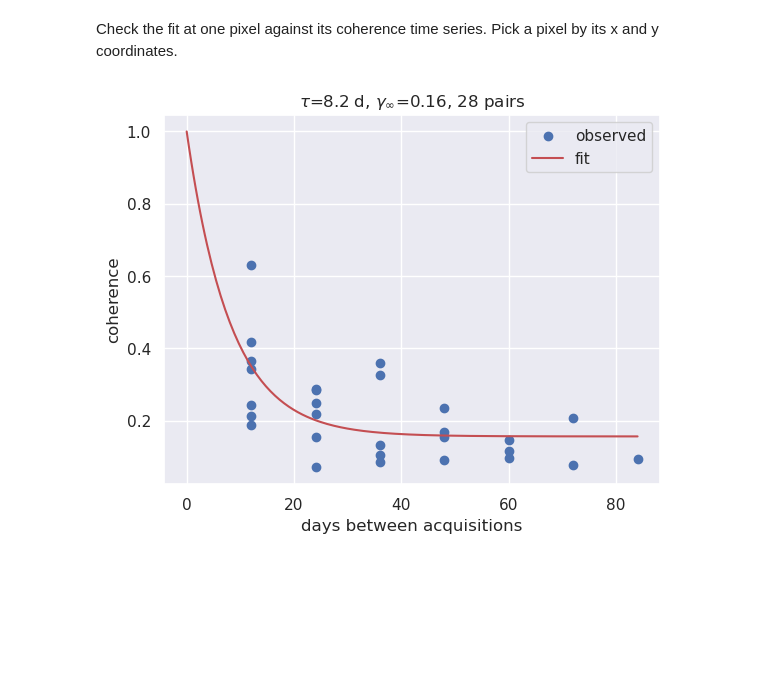
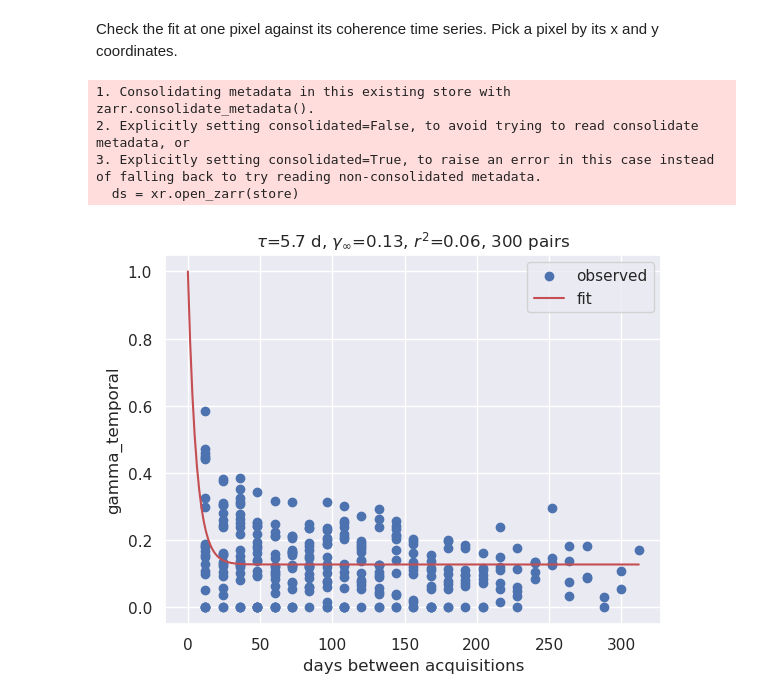
Before and after one commit to julober/nisar_snow_coherence, a Jupyter notebook: notebooks/3_decay_fit.ipynb, the cells around one changed output. Saved outputs shown, nothing was run; the diff lists cells and outputs as text; code cells hidden in the pictures; blank space fills up the shorter version.

```diff
--- a/notebooks/3_decay_fit.ipynb
+++ b/notebooks/3_decay_fit.ipynb
@@ -29,7 +29,7 @@ data_dir = "../data/"
 res = '80m'
 track = 19
 
-fit = xr.open_zarr(data_dir + f'nisar/zarrs/all_pairs/track{str(track).zfill(3)}/decay_dry_{res}.zarr', consolidated=False).load()
+fit = xr.open_zarr(data_dir + f'nisar/zarrs/all_pairs/track{str(track).zfill(3)}/decay_temporal_nosetgamma_{res}.zarr', consolidated=False).load()
 # fit = xr.open_zarr(f'../outputs/decay_test.zarr/').load()
 
 {k: fit.attrs[k] for k in ['var', 'gamma_inf', 'start_date', 'end_date', 'max_days', 'stores', 'n_pairs_fit']}
@@ -96,0 +119,5 @@ plt.tight_layout()
+# %%
+ix, iy = (334785, 4289246) # valley flats
+ix, iy = (320473, 4310554) # dark w-facing
+# ix, iy = (321983, 4310498) # east-facing
+# ix, iy = (320822, 4296137) # w-side carbon peak
@@ -102,36 +141,42 @@ def none_or(value, cast):
     return None if value == 'None' else cast(value)
 
 start_date = none_or(fit.attrs['start_date'], np.datetime64)
 end_date = none_or(fit.attrs['end_date'], np.datetime64)
 max_days = none_or(fit.attrs['max_days'], float)
 
 series, days = [], []
 for store in fit.attrs['stores']:
-    ds = xr.open_zarr('../' + store)
+    ds = xr.open_zarr(store)
     start, end = ds['start'].values, ds['end'].values
     keep = np.ones(start.shape, dtype=bool)
     if start_date is not None:
         keep &= start >= start_date
     if end_date is not None:
         keep &= end < end_date + np.timedelta64(1, 'D')  # the whole end day counts
     if max_days is not None:
         keep &= (end - start) / np.timedelta64(1, 'D') <= max_days
     series.append(ds[fit.attrs['var']].isel(pair=np.flatnonzero(keep)))
     days.append(((end - start) / np.timedelta64(1, 'D'))[keep])
 cube = xr.concat(series, dim='pair')
 days = np.concatenate(days)
 
 # use the successfully fit pixel with the most valid pairs
-iy, ix = np.unravel_index(fit['n_pairs'].where(fit['success']).fillna(0).argmax().item(), fit['n_pairs'].shape)
-p = fit.isel(y=iy, x=ix)
-obs = cube.isel(y=iy, x=ix).values
+# iy, ix = np.unravel_index(fit['n_pairs'].where(fit['success']).fillna(0).argmax().item(), fit['n_pairs'].shape)
+# p = fit.isel(y=iy, x=ix)
+p = fit.sel(y=iy, x=ix, method='nearest')
+# obs = cube.isel(y=iy, x=ix).values
+obs = cube.sel(y=iy, x=ix, method='nearest').values
 
 t = np.linspace(0, days.max(), 200)
 plt.scatter(days, obs, label='observed')
 plt.plot(t, decorrelation_temporal_model(t, float(p['gamma_inf']), float(p['tau'])), 'r', label='fit')
 plt.xlabel('days between acquisitions')
 plt.ylabel(fit.attrs['var'])
-plt.title(rf"$\tau$={float(p['tau']):.1f} d, $\gamma_\infty$={float(p['gamma_inf']):.2f}, {int(p['n_pairs'])} pairs")
+plt.title(rf"$\tau$={float(p['tau']):.1f} d, $\gamma_\infty$={float(p['gamma_inf']):.2f}, $r^2$={float(p['r2']):.2f}, {int(p['n_pairs'])} pairs")
 plt.legend();
 # %% [output]
+1. Consolidating metadata in this existing store with zarr.consolidate_metadata().
+2. Explicitly setting consolidated=False, to avoid trying to read consolidate metadata, or
+3. Explicitly setting consolidated=True, to raise an error in this case instead of falling back to try reading non-consolidated metadata.
+  ds = xr.open_zarr(store)
-[figure, old version]
+[figure, new version]
```
Also changed, not shown: parts of 7 cells of this notebook.
